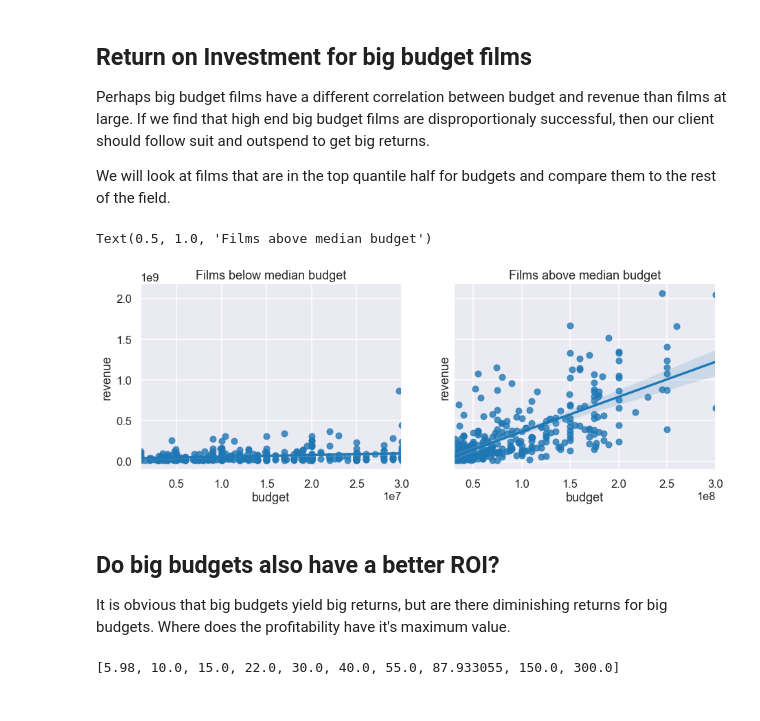
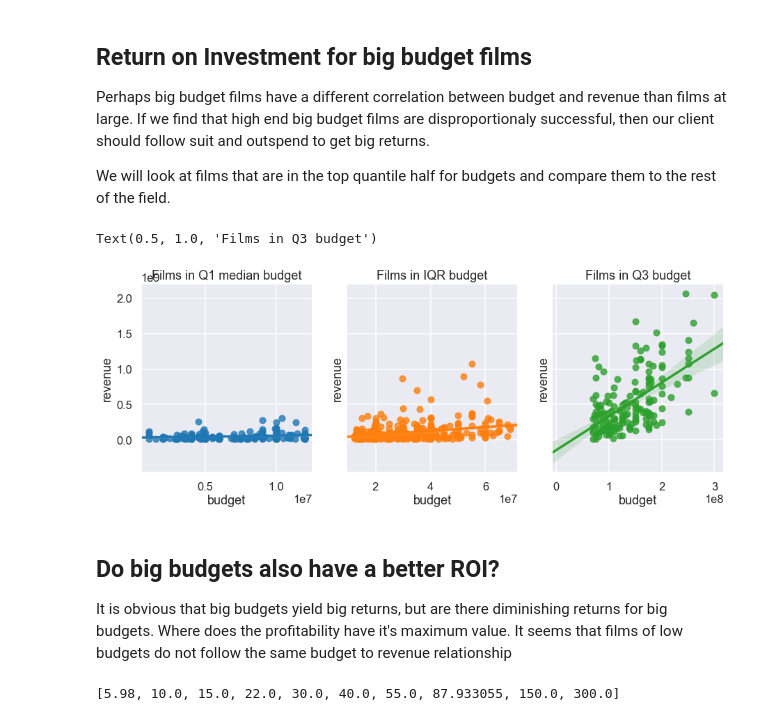
Before and after one commit to sciencelee/dsc-mod-1-project-v2-1-online-ds-sp-000, a Jupyter notebook: student.ipynb, the cells around one changed output. Saved outputs shown, nothing was run; the diff lists cells and outputs as text; code cells hidden in the pictures.

```diff
--- a/student.ipynb
+++ b/student.ipynb
@@ -484,38 +470,41 @@ We will look at films that are in the top quantile half for budgets and compare
 # %%
 # look at plots of revenue and budget, but split up by the quantile/quartile of budget
 
 def lmplot_by_budget(df, low, high, ax):
     """
     Make a plot of revenue vs budget, but specify the range of budgets using low and high quantile
     Plot will show all movies between the low and high quantile
     Args:
         df (Pandas.DataFrame):  cleaned df of movies from TMDB per previous functions
         low (float): low budget quantile
         high (float): high budget quantile
     Returns:
     """
     dfq = df[(df['budget'] > df['budget'].quantile(low)) & (df['budget'] <= df['budget'].quantile(high))]
     pval = dfq[['budget', 'revenue']].corr(method ='pearson').iloc[0,1]
 
     # make regression plot for top quartile
     sns.regplot(data=dfq, x='budget', y='revenue', ax=ax)
 
 
-fig, ax = plt.subplots(ncols=2, nrows=1, figsize=(15,5), sharey=True)
+fig, ax = plt.subplots(ncols=3, nrows=1, figsize=(15,5), sharey=True)
 
 # this was originally set up to do plots of quartiles, but it reduced the reliability of the data by doing so.
-for i in range(2):
-    lmplot_by_budget(df5, 0.5 * i, 0.5 * (i + 1), ax[i])
+lmplot_by_budget(df5, 0, 0.25, ax[0])
+lmplot_by_budget(df5, 0.25, 0.75, ax[1])
+lmplot_by_budget(df5, 0.75, 1, ax[2])
 
 
-ax[0].set_title('Films below median budget')
-ax[1].set_title('Films above median budget')
+
+ax[0].set_title('Films in Q1 median budget')
+ax[1].set_title('Films in IQR budget')
+ax[2].set_title('Films in Q3 budget')
 # %% [output]
-Text(0.5, 1.0, 'Films above median budget')
+Text(0.5, 1.0, 'Films in Q3 budget')
-[figure, old version]
+[figure, new version]
 # %% [markdown]
 ## Do big budgets also have a better ROI?
-It is obvious that big budgets yield big returns, but are there diminishing returns for big budgets.  Where does the profitability have it's maximum value.
+It is obvious that big budgets yield big returns, but are there diminishing returns for big budgets.  Where does the profitability have it's maximum value.  It seems that films of low budgets do not follow the same budget to revenue relationship
 # %%
 # Do big budget films actually show better revenue/budget ratios
 profitability_percentiles = []
```
Also changed, not shown: parts of 5 cells of this notebook.
